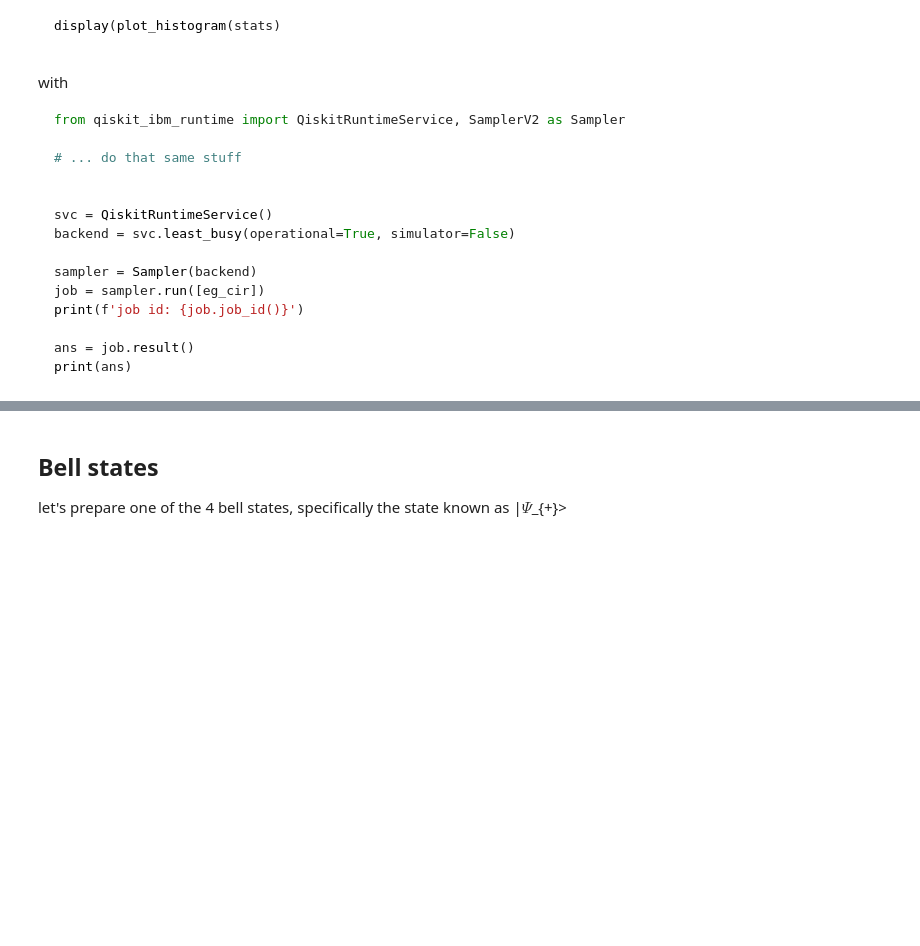
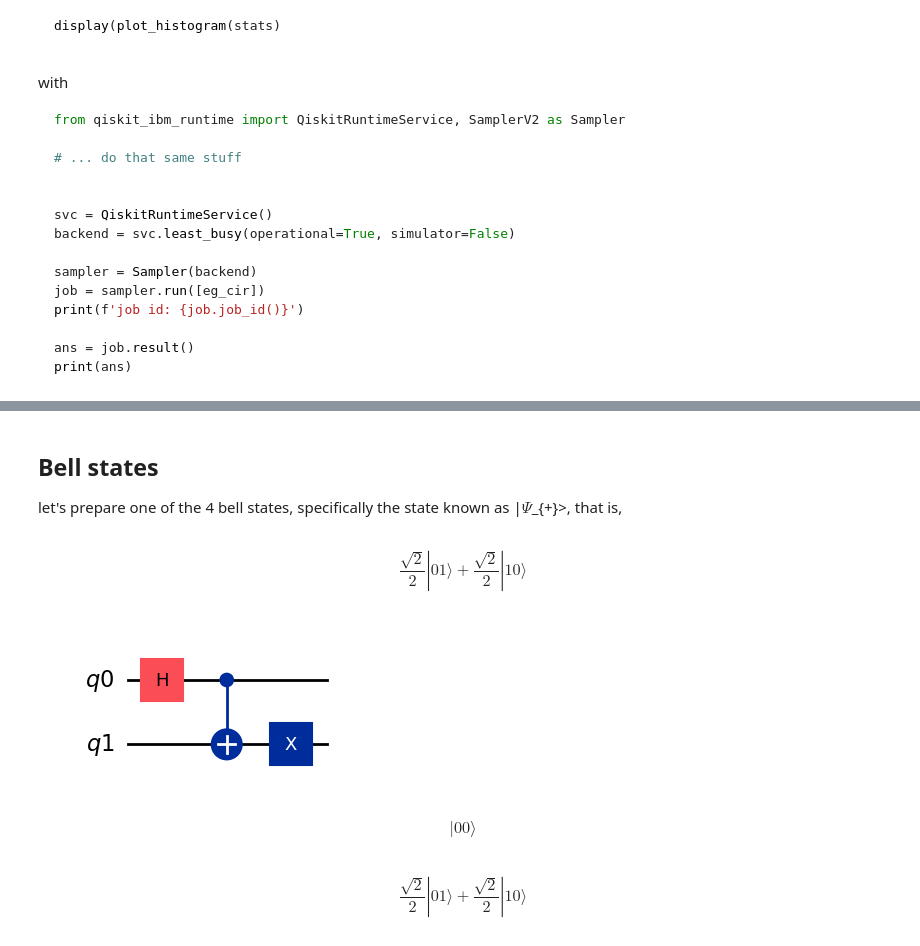
Before and after one commit to infoprol/qiskit-scratch, a Jupyter notebook: scratch.ipynb, the cells around one changed output, grey strips where cells are left out. Drawn from its saved outputs; the diff is of its cells as text; code cells hidden in the pictures; blank space fills up the shorter version.

Commit message:
prepared psi_plus

```diff
--- a/scratch.ipynb
+++ b/scratch.ipynb
@@ -152,4 +158,63 @@ display(plot_histogram(stats))
 # %% [markdown]
 ## Bell states
 
-let's prepare one of the 4 bell states, specifically the state known as |$\Psi$_{+}>
+let's prepare one of the 4 bell states, specifically the state known as |$\Psi$_{+}>, that is,
+# %%
+from qiskit.quantum_info import Statevector as SV
+from numpy import sqrt
+
+psi_plus = (1/sqrt(2))* SV([0,1,1,0])
+display(psi_plus.draw('latex'))
+# %% [output]
+$$\frac{\sqrt{2}}{2} |01\rangle+\frac{\sqrt{2}}{2} |10\rangle$$
+# %%
+
+
+from qiskit import QuantumCircuit, QuantumRegister, ClassicalRegister
+from qiskit.quantum_info import Statevector as SV
+#from qiskit_ibm_runtime import QiskitRuntimeService, SamplerV2 as Sampler
+#from qiskit.providers.basic_provider import BasicSimulator
+from qiskit.visualization import plot_histogram, array_to_latex
+
+
+
+# define simple circuit to entangle 2 qbits
+[ q0, q1 ] = [ QuantumRegister(1, n) for n in ('q0', 'q1') ]
+
+psi_plus_cir = QuantumCircuit(q0, q1)
+def pc():
+    display(psi_plus_cir.draw(output='mpl'))
+
+
+
+psi_plus_cir.h(q0)
+psi_plus_cir.cx(q0, q1)
+psi_plus_cir.x(q1)
+
+pc()
+
+
+zero_zero = SV([1,0]).tensor([1,0])
+display(zero_zero.draw('latex'))
+
+final_state = zero_zero.evolve(psi_plus_cir)
+
+display(final_state.draw('latex'))
+
+
+#ent_cir.h(Y)
+#ent_cir.cx(Y, X)
+##for (q,c) in [ (Y, B), (X, A) ]:
+#    ent_cir.measure(q, c)
+
+#display(ent_cir.draw(output='mpl'))
+
+#backend = BasicSimulator()
+#ans = backend.run(ent_cir, shots=2000).result()
+
+#stats = ans.get_counts()
+#display(plot_histogram(stats))
+# %% [output]
+[figure, added]
+$$ |00\rangle$$
+$$\frac{\sqrt{2}}{2} |01\rangle+\frac{\sqrt{2}}{2} |10\rangle$$
```
Also changed, not shown: parts of 3 cells of this notebook.
